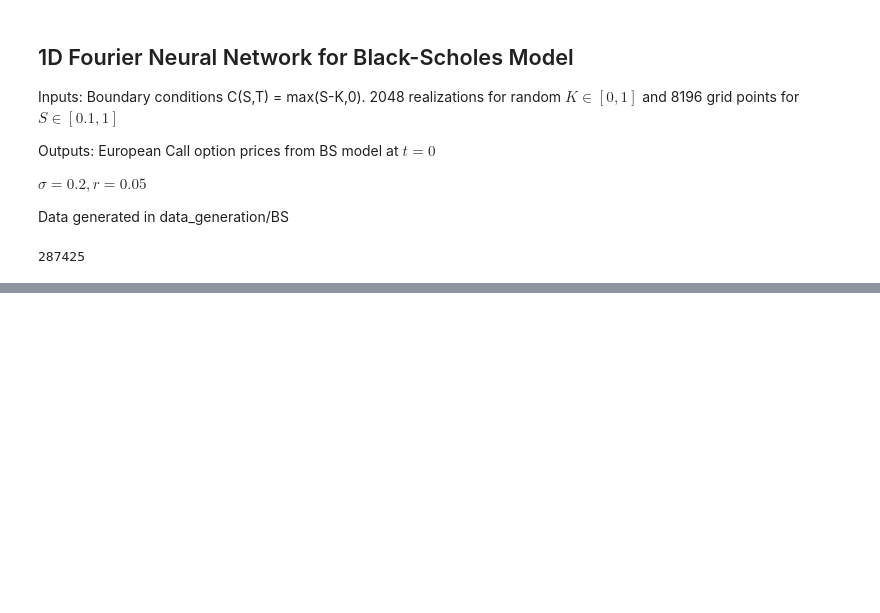
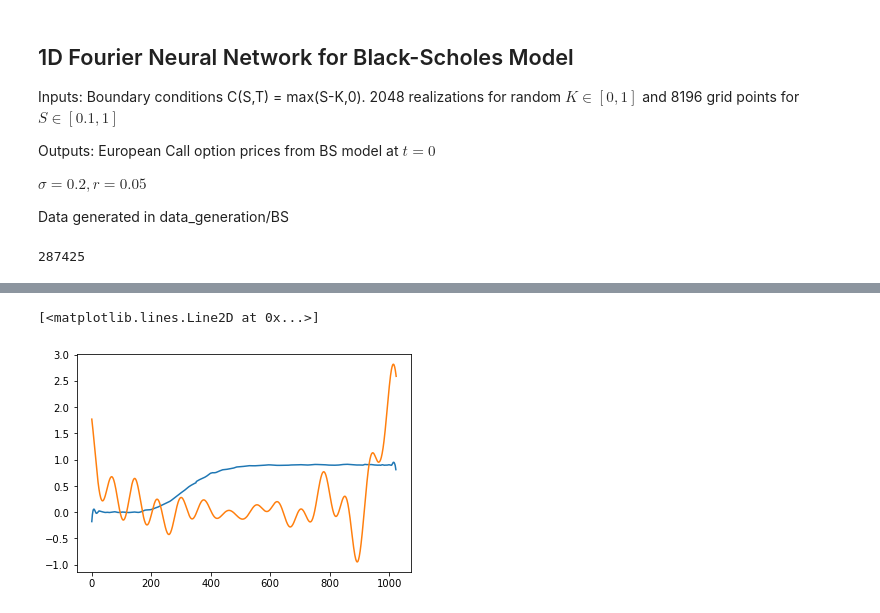
Before and after one commit to jy-tang/fourier_neural_operator, a Jupyter notebook: BS_NN.ipynb, the cells around one changed output, grey strips where cells are left out. Cells and saved outputs as stored; diff of their text form; code cells hidden in the pictures; blank space fills up the shorter version.

```diff
--- a/BS_NN.ipynb
+++ b/BS_NN.ipynb
@@ -99,17 +99,17 @@ class FNO1d(nn.Module):
         x1 = self.conv0(x)
         x2 = self.w0(x)
         x = x1 + x2
-        x = F.relu(x)
+        x = F.elu(x)
 
         x1 = self.conv1(x)
         x2 = self.w1(x)
         x = x1 + x2
-        x = F.relu(x)
+        x = F.elu(x)
 
         x1 = self.conv2(x)
         x2 = self.w2(x)
         x = x1 + x2
-        x = F.relu(x)
+        x = F.elu(x)
 
         x1 = self.conv3(x)
         x2 = self.w3(x)
@@ -117,7 +117,7 @@ class FNO1d(nn.Module):
 
         x = x.permute(0, 2, 1)
         x = self.fc1(x)
-        x = F.relu(x)
+        x = F.elu(x)
         x = self.fc2(x)
         return x
 
@@ -286 +286,19 @@ for k in range(1,10,2):
 [figure]
+# %%
+from torch import Tensor
+from torch.autograd import Variable
+from torch.autograd import grad
+from torch import nn
+import torch
+torch.cuda.empty_cache()
+Zst = x_test[1:10,:,:].cuda()
+Zst.requires_grad = True
+testderiv= grad(model.forward(Zst).sum(), Zst, create_graph = True, allow_unused= True)[0]
+
+
+case = 5
+plt.plot((pred[case,1:]-pred[case,:-1])/(1./1024))
+plt.plot(testderiv[case][:,0].detach().cpu().numpy())
+# %% [output]
+[<matplotlib.lines.Line2D at 0x...>]
+[figure, added]
```
Also changed, not shown: parts of 2 cells of this notebook, 4 other files.
